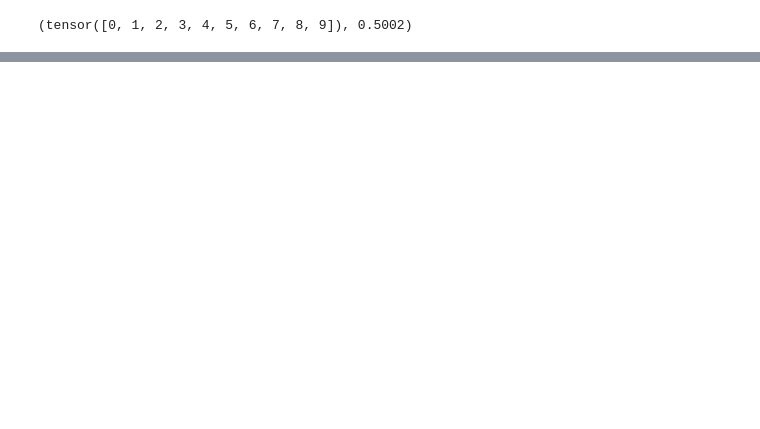
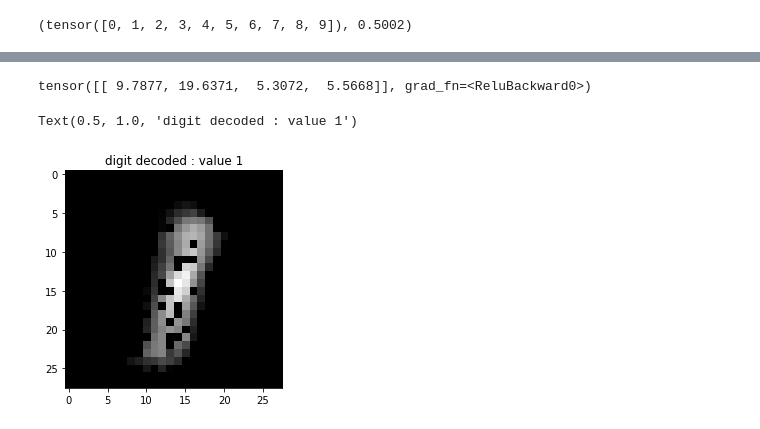
Before and after one commit to Ocean728/mnist_pytorch, a Jupyter notebook: Autoencoder.ipynb, the cells around one changed output, grey strips where cells are left out. Saved outputs shown, nothing was run; the diff lists cells and outputs as text; code cells hidden in the pictures; blank space fills up the shorter version.

```diff
--- a/Autoencoder.ipynb
+++ b/Autoencoder.ipynb
@@ -373,0 +386,8 @@ tensor([[15.9738,  7.0286,  5.0000, 14.4640],
+# %%
+plt.imshow(model2(montage2[1])[0].detach().numpy(),cmap="gray")
+print(encoder2(montage2[1]))
+plt.title("digit decoded : value 1")
+# %% [output]
+tensor([[ 9.7877, 19.6371,  5.3072,  5.5668]], grad_fn=<ReluBackward0>)
+Text(0.5, 1.0, 'digit decoded : value 1')
+[figure, added]
```
Also changed, not shown: parts of 8 cells of this notebook, 9 other files.
